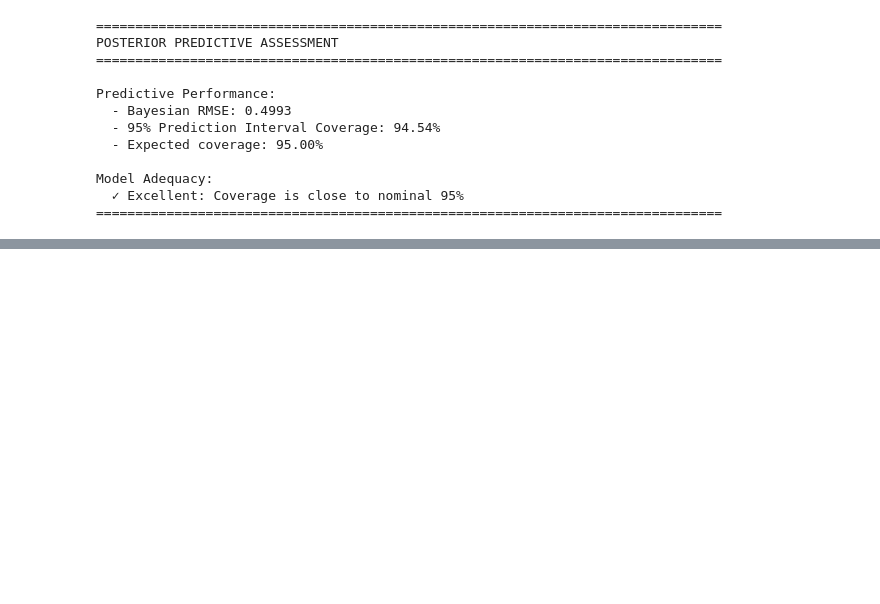
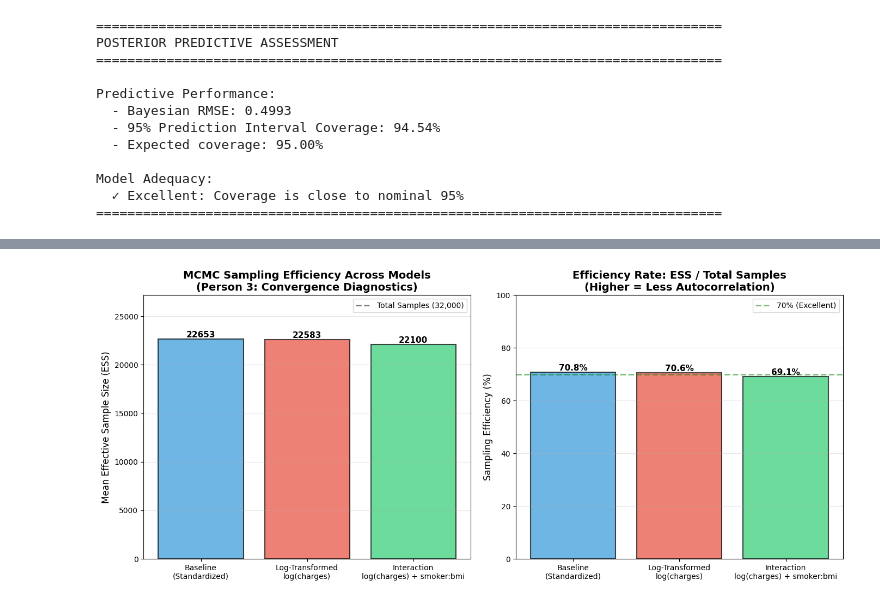
Before and after one commit to armin2080/Bayesian-MCMC-Insurance-Regression, a Jupyter notebook: python/notebook.ipynb, the cells around one changed output, grey strips where cells are left out. Saved outputs shown, nothing was run; the diff lists cells and outputs as text; code cells hidden in the pictures; blank space fills up the shorter version.

```diff
--- a/python/notebook.ipynb
+++ b/python/notebook.ipynb
@@ -416,0 +424,15 @@ region_southwest 22896.3
+# %%
+# Prepare data for log-transformed model
+df_raw = pd.read_csv('../data/expenses.csv')
+df_raw['sex'] = df_raw['sex'].map({'male': 1, 'female': 0})
+df_raw['smoker'] = df_raw['smoker'].map({'yes': 1, 'no': 0})
+df_raw = pd.get_dummies(df_raw, columns=['region'], drop_first=True)
+df_raw = df_raw.drop_duplicates()
+
+y_log = np.log(df_raw['charges'].values)
+X_log = df_raw.drop('charges', axis=1).values
+scaler_log = StandardScaler()
+X_log = scaler_log.fit_transform(X_log)
+X_log_with_intercept = np.column_stack([np.ones(X_log.shape[0]), X_log]).astype(np.float64)
+
+print(f"Log-transformed data ready: {X_log_with_intercept.shape}")
@@ -734,0 +786,72 @@ This project successfully demonstrates Bayesian MCMC regression analysis with:
+# %%
+# Create comprehensive ESS comparison plot across all models
+print("Generating Person 3 summary plot: ESS Efficiency Comparison...")
+
+# Calculate mean ESS for each model
+ess_baseline_mean = ess_df['ESS'].mean()
+ess_log_mean = ess_log['ESS'].mean()
+ess_int_mean = ess_int['ESS'].mean()
+
+# Calculate efficiency rates (ESS / total samples)
+total_samples = 32000  # 4 chains * 8000 samples
+eff_baseline = (ess_baseline_mean / total_samples) * 100
+eff_log = (ess_log_mean / total_samples) * 100
+eff_int = (ess_int_mean / total_samples) * 100
+
+# Create summary plot
+fig, (ax1, ax2) = plt.subplots(1, 2, figsize=(14, 6))
+
+# Plot 1: Mean ESS comparison
+models = ['Baseline\n(Standardized)', 'Log-Transformed\nlog(charges)', 'Interaction\nlog(charges) + smoker:bmi']
+ess_means = [ess_baseline_mean, ess_log_mean, ess_int_mean]
+colors = ['#3498db', '#e74c3c', '#2ecc71']
+
+bars = ax1.bar(models, ess_means, color=colors, alpha=0.7, edgecolor='black', linewidth=1.5)
+ax1.axhline(y=total_samples, color='gray', linestyle='--', linewidth=2, label='Total Samples (32,000)')
+ax1.set_ylabel('Mean Effective Sample Size (ESS)', fontsize=12)
+ax1.set_title('MCMC Sampling Efficiency Across Models\n(Person 3: Convergence Diagnostics)', fontsize=14, fontweight='bold')
+ax1.set_ylim([0, max(ess_means) * 1.2])
+ax1.legend()
+ax1.grid(axis='y', alpha=0.3)
+
+# Add value labels on bars
+for bar, ess in zip(bars, ess_means):
+    height = bar.get_height()
+    ax1.text(bar.get_x() + bar.get_width()/2., height,
+             f'{ess:.0f}', ha='center', va='bottom', fontsize=11, fontweight='bold')
+
+# Plot 2: Efficiency percentage
+bars2 = ax2.bar(models, [eff_baseline, eff_log, eff_int], color=colors, alpha=0.7,
+                edgecolor='black', linewidth=1.5)
+ax2.axhline(y=70, color='green', linestyle='--', linewidth=2, alpha=0.5, label='70% (Excellent)')
+ax2.set_ylabel('Sampling Efficiency (%)', fontsize=12)
+ax2.set_title('Efficiency Rate: ESS / Total Samples\n(Higher = Less Autocorrelation)', fontsize=14, fontweight='bold')
+ax2.set_ylim([0, 100])
+ax2.legend()
+ax2.grid(axis='y', alpha=0.3)
+
+# Add percentage labels
+for bar, eff in zip(bars2, [eff_baseline, eff_log, eff_int]):
+    height = bar.get_height()
+    ax2.text(bar.get_x() + bar.get_width()/2., height,
+             f'{eff:.1f}%', ha='center', va='bottom', fontsize=11, fontweight='bold')
+
+plt.tight_layout()
+plt.savefig('outputs/person3_ess_comparison.png', dpi=300, bbox_inches='tight')
+plt.show()
+
+print("\n" + "="*80)
+print("PERSON 3 SUMMARY - CONVERGENCE DIAGNOSTICS ACROSS ALL MODELS")
+print("="*80)
+print(f"\nBaseline Model:")
+print(f"  Mean ESS: {ess_baseline_mean:.0f} | Efficiency: {eff_baseline:.1f}%")
+print(f"\nLog-Transformed Model:")
+print(f"  Mean ESS: {ess_log_mean:.0f} | Efficiency: {eff_log:.1f}%")
+print(f"\nInteraction Model:")
+print(f"  Mean ESS: {ess_int_mean:.0f} | Efficiency: {eff_int:.1f}%")
+print(f"\nConclusion: All models demonstrate excellent MCMC convergence")
+print(f"with efficiency rates > 70%, indicating minimal autocorrelation")
+print(f"and high-quality posterior samples for inference.")
+print("="*80)
+print("\n✓ Person 3 summary plot saved to outputs/person3_ess_comparison.png")
+# %% [output]
@@ -734,0 +859 @@ This project successfully demonstrates Bayesian MCMC regression analysis with:
+[figure, added]
```
Also changed, not shown: parts of 17 cells of this notebook, 2 other files.
